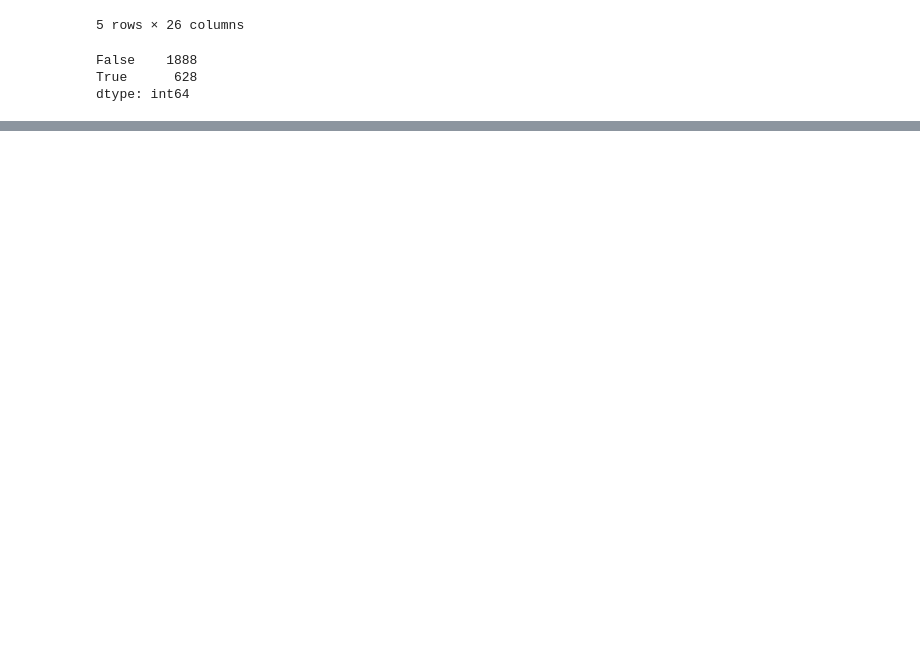
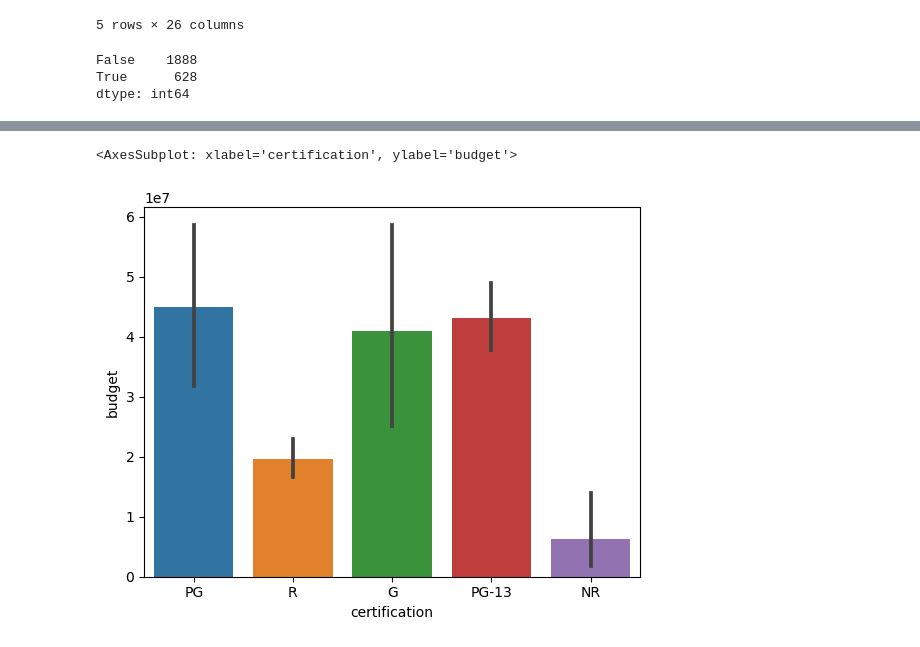
Before and after one commit to Mcclearyjeremy94/project-3-part-1, a Jupyter notebook: project 3 part 2 eda.ipynb, the cells around one changed output, grey strips where cells are left out. Saved outputs shown, nothing was run; the diff lists cells and outputs as text; code cells hidden in the pictures; blank space fills up the shorter version.

```diff
--- a/project 3 part 2 eda.ipynb
+++ b/project 3 part 2 eda.ipynb
@@ -59,0 +47,5 @@ KeyError: 'revenue'
+# %%
+sns.barplot(data= eda, x = 'certification', y = 'budget')
+# %% [output]
+<AxesSubplot: xlabel='certification', ylabel='budget'>
+[figure, added]
```
Also changed, not shown: parts of 10 cells of this notebook.
